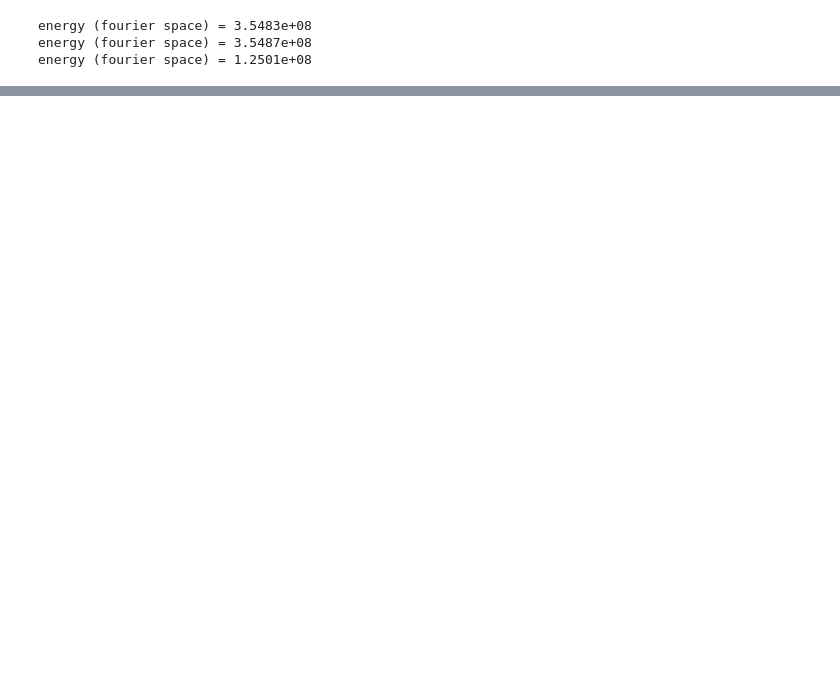
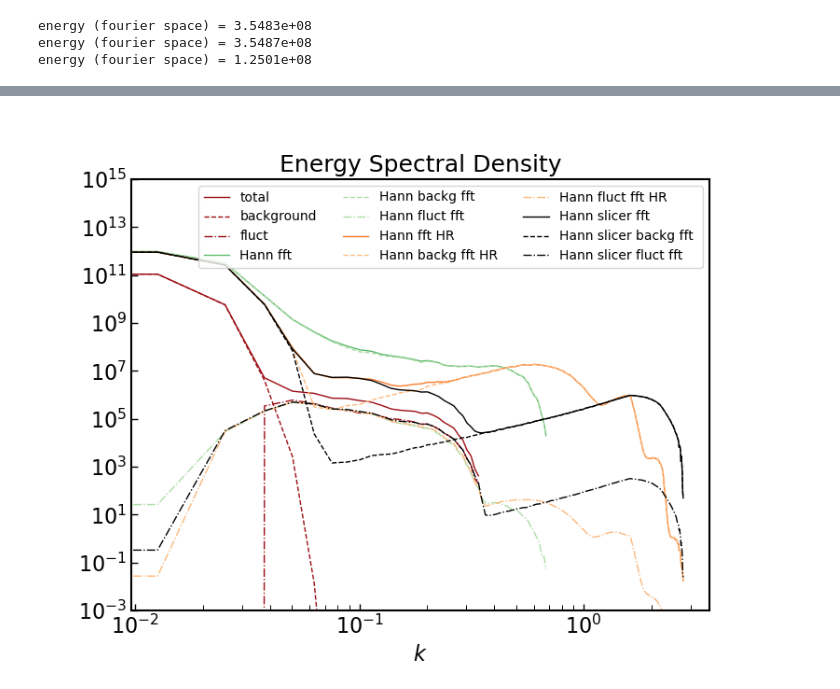
Before and after one commit to LorenzoLMP/turbocluster-public, a Jupyter notebook: examples/power_spectrum/example.ipynb, the cells around one changed output, grey strips where cells are left out. Drawn from its saved outputs; the diff is of its cells as text; code cells hidden in the pictures; blank space fills up the shorter version.

```diff
--- a/examples/power_spectrum/example.ipynb
+++ b/examples/power_spectrum/example.ipynb
@@ -458,0 +561,74 @@ ax.set_ylim(ymin=1e-3,ymax=1e13)
+# %%
+fig, ax = plt.subplots(figsize=(8,6))
+
+tt = np.logspace(np.log10(2e-2), 0, 100)
+
+ax.plot(k1d, powerspectrrho_tot, ls='-', lw=1., color=reds[1],
+        markerfacecolor='none', label=r'total')
+
+ax.plot(k1d, powerspectrrho_backgr, ls='--', lw=1., color=reds[1],
+        markerfacecolor='none', label=r'background')
+
+ax.plot(k1d, powerspectrrho_fluct, ls='-.', lw=1., color=reds[1],
+        markerfacecolor='none', label=r'fluct')
+
+# ax.plot(k1d_basic.value, powerspectr_basic.value, ls='-', color=grays[4],
+#         markerfacecolor='none', markersize=4, label=r'simple fft')
+
+# ax.plot(k1d_basic.value, powerspectr_backg_basic.value, ls='--', color=grays[4],
+#         markerfacecolor='none', markersize=4, label=r'simple fft backg')
+
+# ax.plot(k1d_padded.value, powerspectr_padded.value, ls='-', color=blues[4],
+#         markerfacecolor='none', markersize=4, label=r'padded fft')
+
+ax.plot(k1d_hann.value, powerspectr_hann.value, ls='-', lw=1., color=greens[4],
+        markerfacecolor='none', markersize=4, label=r'Hann fft ')
+
+ax.plot(k1d_hann.value, powerspectr_backg_hann.value, ls='--', lw=1., color=greens[6],
+        markerfacecolor='none', markersize=4, label=r'Hann backg fft ')
+
+ax.plot(k1d_hann.value, powerspectr_fluct_hann.value, ls='-.', lw=1., color=greens[6],
+        markerfacecolor='none', markersize=4, label=r'Hann fluct fft ')
+
+# ax.plot(k1d_mex.value, powerspectr_mex.value, ls='--', color=grays[7],
+#         markerfacecolor='none', markersize=4, label=r'mex-hat')
+
+
+ax.plot(k1d_slicer_hann.value, powerspectr_total_HR_hann.value, ls='-', lw=1., color=oranges[4],
+        markerfacecolor='none', markersize=4, label=r'Hann fft HR')
+
+ax.plot(k1d_slicer_hann.value, powerspectr_backg_HR_hann.value, ls='--', lw=1., color=oranges[6],
+        markerfacecolor='none', markersize=4, label=r'Hann backg fft HR')
+
+ax.plot(k1d_slicer_hann.value, powerspectr_fluct_HR_hann.value, ls='-.', lw=1., color=oranges[6],
+        markerfacecolor='none', markersize=4, label=r'Hann fluct fft HR')
+
+
+ax.plot(k1d_slicer_hann.value, powerspectr_total_slicer_hann.value, ls='-', lw=1., color='k',
+        markerfacecolor='none', markersize=4, label=r'Hann slicer fft ')
+
+ax.plot(k1d_slicer_hann.value, powerspectr_backg_slicer_hann.value, ls='--', lw=1., color='k',
+        markerfacecolor='none', markersize=4, label=r'Hann slicer backg fft ')
+
+ax.plot(k1d_slicer_hann.value, powerspectr_fluct_slicer_hann.value, ls='-.', lw=1., color='k',
+        markerfacecolor='none', markersize=4, label=r'Hann slicer fluct fft ')
+
+# ax.plot(tt, 1e10*tt**(-5./3.), ls='-', color='k',lw=1., label=r'$k^{-5/3}$')
+
+ax.set_xlabel('$k$', fontsize=16)
+ax.set_xscale('log')
+ax.set_yscale('log')
+
+ax.legend(loc='best',ncols=3,fontsize=10)
+
+ax.set_title(r'Energy Spectral Density', fontsize=18)
+
+# ax.set_xlim(xmin=1e-2)
+ax.set_ylim(ymin=1e-3,ymax=1e15)
+# ax.set_ylim(ymin=1e-20)
+# ax[1].set_xlim(xmax=30)
+
+plt.savefig('./../../plots/power-spectra/'+'test_different_ffts_backg_fluct_Hann'+'.pdf',dpi=400)
+# plt.show()
+# %% [output]
+[figure, added]
```
Also changed, not shown: parts of 23 cells of this notebook, 2 other files.
